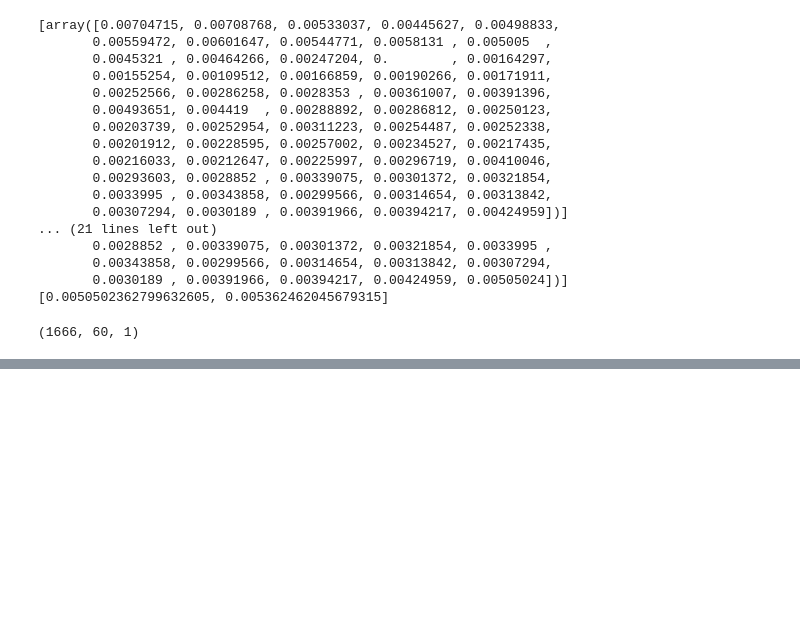
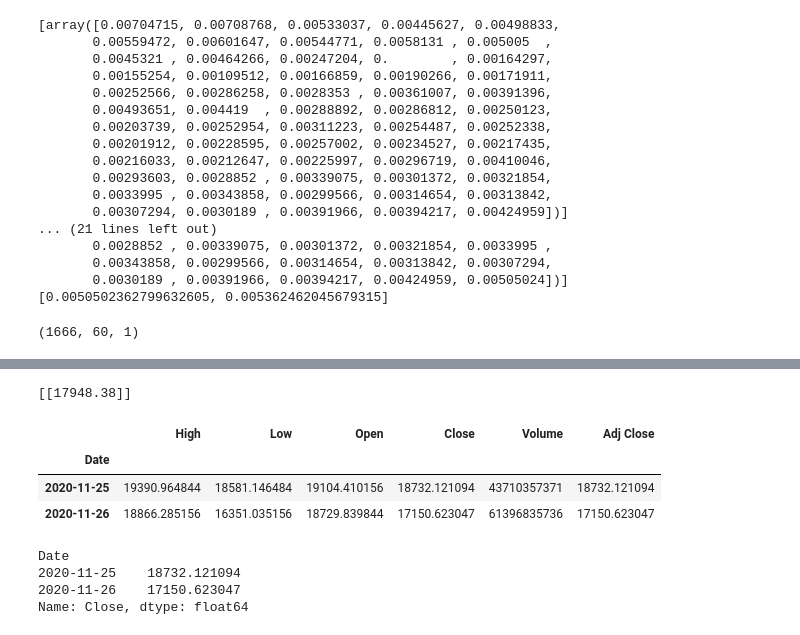
Before and after one commit to gemmage3/BTC-USDPricePrediction, a Jupyter notebook: BTC-USDPricePrediction.ipynb, the cells around one changed output, grey strips where cells are left out. Drawn from its saved outputs; the diff is of its cells as text; code cells hidden in the pictures; blank space fills up the shorter version.

```diff
--- a/BTC-USDPricePrediction.ipynb
+++ b/BTC-USDPricePrediction.ipynb
@@ -270,0 +257,38 @@ See the caveats in the documentation: https://pandas.pydata.org/pandas-docs/stab
+# %%
+#Create a new dataframe
+new_df = btc_quote.filter(['Close'])
+#Get the last 60 day closing price values and convert the dataframe to an array
+last_60_days = new_df[-60:].values
+#Scale the data to be values between 0 and 1
+last_60_days_scaled = scaler.transform(last_60_days)
+#Create an empty list
+x_test = []
+#Append the past 60 days
+x_test.append(last_60_days_scaled)
+#Convert the x_test data set to a numpy array
+x_test = np.array(x_test)
+#Reshape the data
+x_test = np.reshape(x_test, (x_test.shape[0], x_test.shape[1], 1))
+#Get the predicted scaled price
+pred_price = model.predict(x_test)
+#undo the scaling
+pred_price = scaler.inverse_transform(pred_price)
+print(pred_price)
+# %% [output]
+[[17948.38]]
+# %%
+#Get the Quote_2
+btc_quote_2 = web.DataReader('BTC-USD', data_source='yahoo', start='2020-11-25', end='2020-11-25')
+btc_quote_2
+# %% [output]
+|  | High | Low | Open | Close | Volume | Adj Close |
+| Date |  |  |  |  |  |  |
+| 2020-11-25 | 19390.964844 | 18581.146484 | 19104.410156 | 18732.121094 | 43710357371 | 18732.121094 |
+| 2020-11-26 | 18866.285156 | 16351.035156 | 18729.839844 | 17150.623047 | 61396835736 | 17150.623047 |
+# %%
+print(btc_quote_2['Close'])
+# %% [output]
+Date
+2020-11-25    18732.121094
+2020-11-26    17150.623047
+Name: Close, dtype: float64
```
Also changed, not shown: parts of 10 cells of this notebook.
